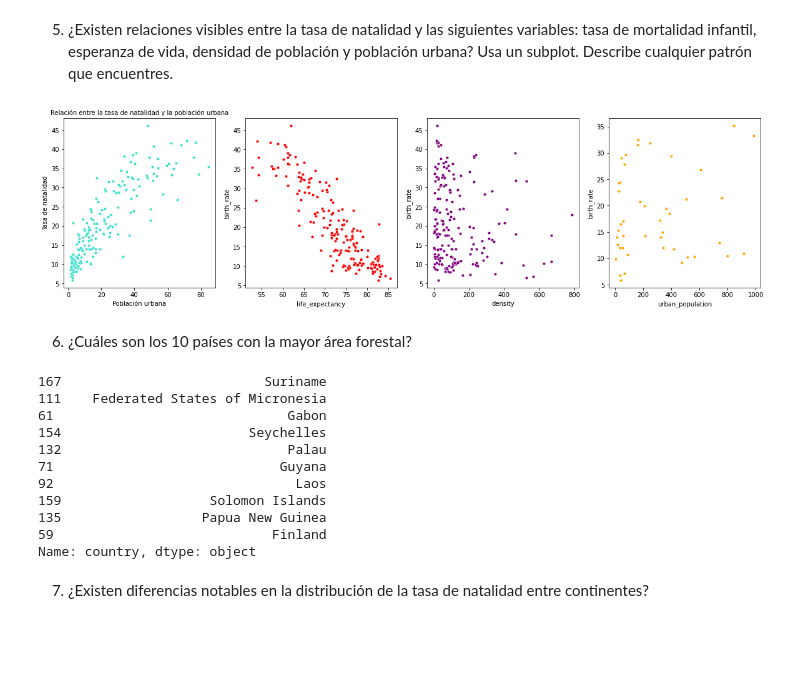
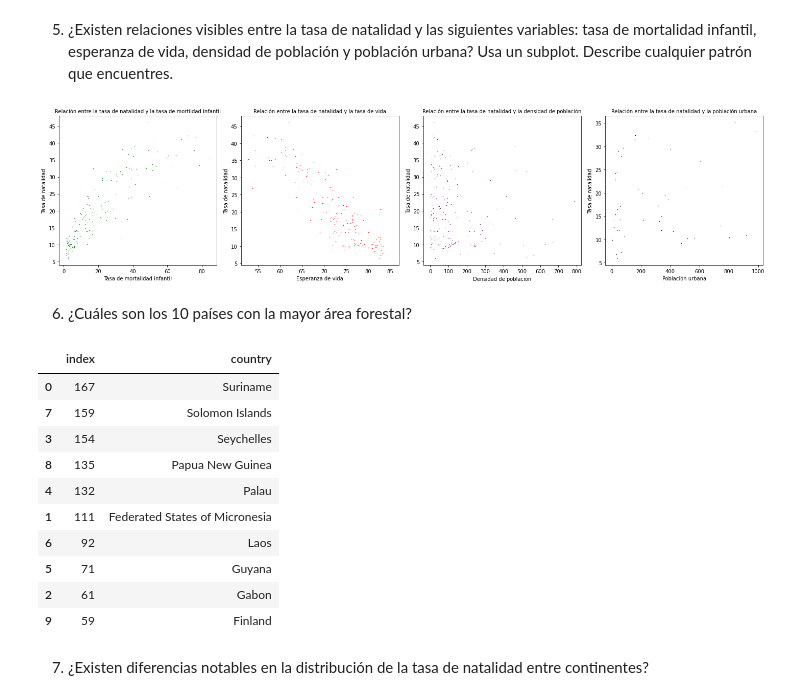
Before and after one commit to BSReguera/Pair-Programming-Modulo-3-Sprint2-, a Jupyter notebook: pairprogramming-modulo3-sprint2-leccion07.ipynb, the cells around one changed output. Drawn from its saved outputs; the diff is of its cells as text; code cells hidden in the pictures; blank space fills up the shorter version.

```diff
--- a/pairprogramming-modulo3-sprint2-leccion07.ipynb
+++ b/pairprogramming-modulo3-sprint2-leccion07.ipynb
@@ -176,27 +148,29 @@ plt.title("Esperanza de vida en Europe", fontsize = 10);
 # %%
 fig, axes = plt.subplots(nrows = 1, ncols = 4, figsize = (20, 5))
 
-sns.scatterplot(x = "infant_mortality", y = "birth_rate", data = df_pair7, color = "turquoise", s = 20, ax = axes[0])
+sns.scatterplot(x = "infant_mortality", y = "birth_rate", data = df_pair7, color = "green", s = 2, ax = axes[0])
 axes[0].set_ylabel("Tasa de natalidad")
 axes[0].set_xlabel("Tasa de mortalidad infantil")
 axes[0].set_title("Relación entre la tasa de natalidad y la tasa de mortildad infantil", fontsize = 10);
 
-sns.scatterplot(x = "life_expectancy", y = "birth_rate", data = df_pair7, color = "red", s = 20, ax = axes[1])
-axes[0].set_ylabel("Tasa de natalidad")
-axes[0].set_xlabel("Esperanza de vida")
-axes[0].set_title("Relación entre la tasa de natalidad y la tasa de vida", fontsize = 10);
+sns.scatterplot(x = "life_expectancy", y = "birth_rate", data = df_pair7, color = "red", s = 2, ax = axes[1])
+axes[1].set_ylabel("Tasa de natalidad")
+axes[1].set_xlabel("Esperanza de vida")
+axes[1].set_title("Relación entre la tasa de natalidad y la tasa de vida", fontsize = 10);
 
-sns.scatterplot(x = "density", y = "birth_rate", data = df_pair7, color = "purple", s = 20, ax = axes[2])
-axes[0].set_ylabel("Tasa de natalidad")
-axes[0].set_xlabel("Densidad de población")
-axes[0].set_title("Relación entre la tasa de natalidad y la densidad de población", fontsize = 10);
+sns.scatterplot(x = "density", y = "birth_rate", data = df_pair7, color = "purple", s = 2, ax = axes[2])
+axes[2].set_ylabel("Tasa de natalidad")
+axes[2].set_xlabel("Densidad de población")
+axes[2].set_title("Relación entre la tasa de natalidad y la densidad de población", fontsize = 10);
 
-sns.scatterplot(x = "urban_population", y = "birth_rate", data = df_pair7, color = "orange", s = 20, ax = axes[3])
-axes[0].set_ylabel("Tasa de natalidad")
-axes[0].set_xlabel("Población urbana")
-axes[0].set_title("Relación entre la tasa de natalidad y la población urbana", fontsize = 10);
+sns.scatterplot(x = "urban_population", y = "birth_rate", data = df_pair7, color = "black", s = 2, ax = axes[3])
+axes[3].set_ylabel("Tasa de natalidad")
+axes[3].set_xlabel("Población urbana")
+axes[3].set_title("Relación entre la tasa de natalidad y la población urbana", fontsize = 10)
+
+plt.tight_layout();
 # %% [output]
-[figure, old version]
+[figure, new version]
 # %%
 # Uso de graficas: scatterplot o gráfico de dispersión
 # Explicación:
@@ -207,20 +181,20 @@ axes[0].set_title("Relación entre la tasa de natalidad y la población urbana",
 # %% [markdown]
 6. ¿Cuáles son los 10 países con la mayor área forestal?
 # %%
-top_10_area = df_pair7.nlargest(10, "forested_area")["country"]
-top_10_area
+df_top_10_area = df_pair7.nlargest(10, "forested_area")["country"].reset_index().sort_values("index", ascending= False)
+df_top_10_area
 # %% [output]
-167                          Suriname
-111    Federated States of Micronesia
-61                              Gabon
-154                        Seychelles
-132                             Palau
-71                             Guyana
-92                               Laos
-159                   Solomon Islands
-135                  Papua New Guinea
-59                            Finland
-Name: country, dtype: object
+|  | index | country |
+| 0 | 167 | Suriname |
+| 7 | 159 | Solomon Islands |
+| 3 | 154 | Seychelles |
+| 8 | 135 | Papua New Guinea |
+| 4 | 132 | Palau |
+| 1 | 111 | Federated States of Micronesia |
+| 6 | 92 | Laos |
+| 5 | 71 | Guyana |
+| 2 | 61 | Gabon |
+| 9 | 59 | Finland |
 # %% [markdown]
 7. ¿Existen diferencias notables en la distribución de la tasa de natalidad entre continentes?
 # %%
```
Also changed, not shown: parts of 19 cells of this notebook.
